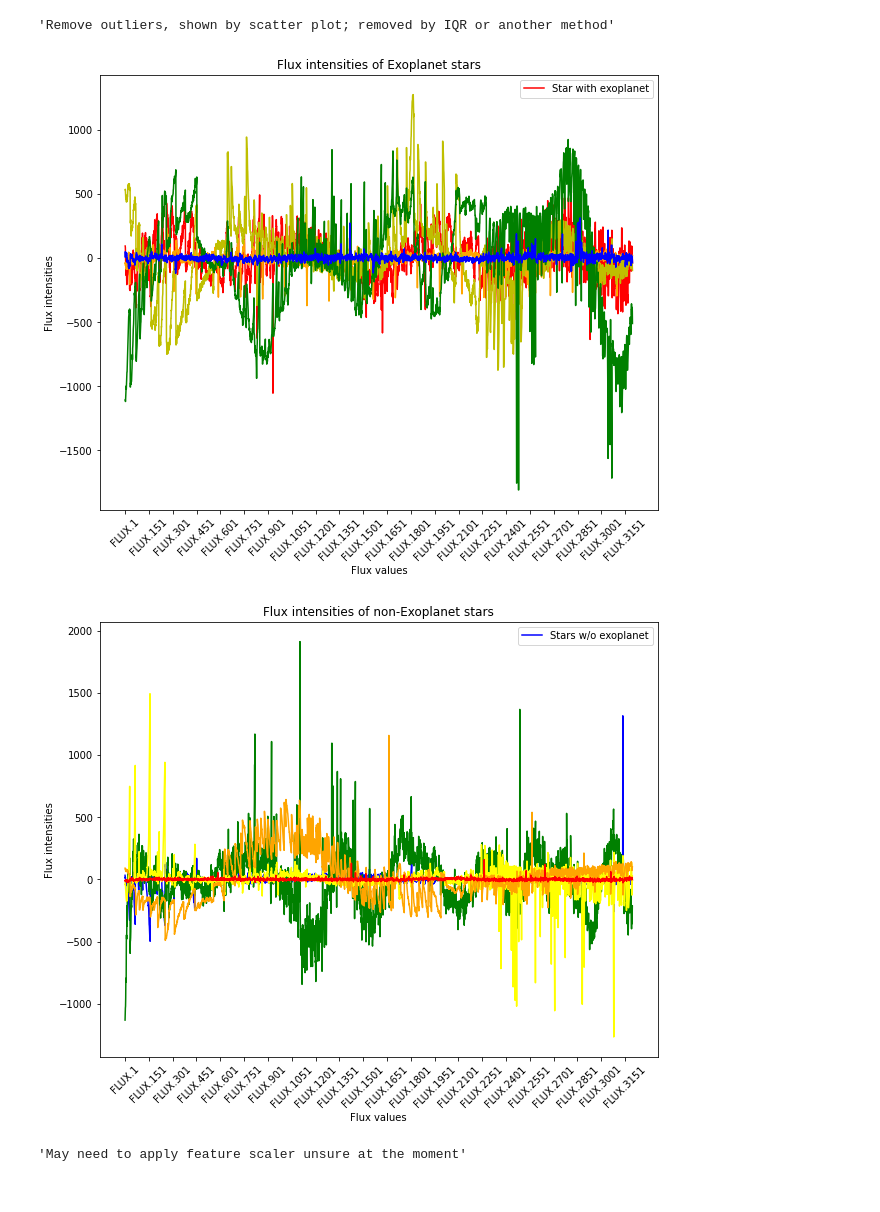
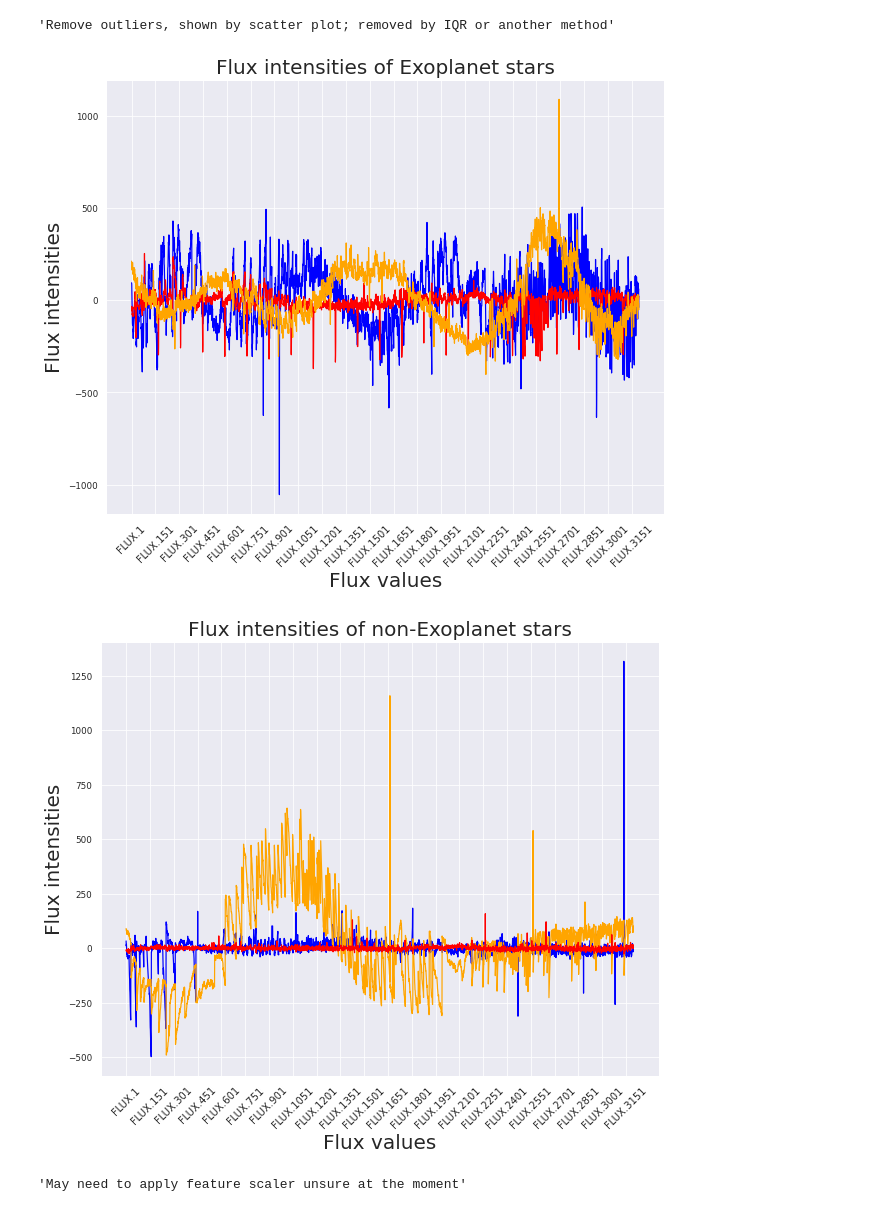
Before and after one commit to Shield94/CMSE202_Project, a Jupyter notebook: Semester Project.ipynb, the cells around one changed output. Cells and saved outputs as stored; diff of their text form; code cells hidden in the pictures.

Commit message:
Changed Graphs, added Seaborn

```diff
--- a/Semester Project.ipynb
+++ b/Semester Project.ipynb
@@ -14,6 +14,8 @@ from sklearn.metrics import recall_score, precision_score, classification_report
 from sklearn.preprocessing import StandardScaler, normalize
 from scipy import ndimage
 import seaborn as sns
+sns.set_theme()
+sns.set_context("paper")
 # %%
 '''Loading in the train and testing data sets from kaggle'''
 
@@ -68,42 +67,41 @@ train_data
 # %%
 '''Observing the intensity of flux values from training data of exoplanets vs non exoplanets 5 of each'''
 
 plt.figure(figsize = (10,8))
-plt.title('Flux intensities of Exoplanet stars')
+plt.title('Flux intensities of Exoplanet stars', size = 20)
 
 #Exoplanet ones
-plt.plot(train_data.iloc[0,1:], color = 'r', label = 'Star with exoplanet')
-plt.plot(train_data.iloc[1,1:], color = 'orange')
-plt.plot(train_data.iloc[2,1:], color = 'y')
-plt.plot(train_data.iloc[4,1:], color = 'g')
-plt.plot(train_data.iloc[6,1:], color = 'b')
+plt.plot(train_data.iloc[0,1:], color = 'blue')
+plt.plot(train_data.iloc[1,1:], color = 'red')
+# plt.plot(train_data.iloc[2,1:], color = 'yellow')
+# plt.plot(train_data.iloc[4,1:], color = 'green')
+plt.plot(train_data.iloc[5,1:], color = 'orange')
 
-plt.xlabel('Flux values')
-plt.ylabel('Flux intensities')
+plt.xlabel('Flux values', size = 20)
+plt.ylabel('Flux intensities', size = 20)
 plt.xticks(rotation = 45, ticks = np.arange(0,3197,150), size = 10)
-plt.legend()
 
 plt.show()
 # %% [output]
-[figure, old version]
+[figure, new version]
 # %%
 plt.figure(figsize = (10,8))
-plt.title('Flux intensities of non-Exoplanet stars')
+plt.title('Flux intensities of non-Exoplanet stars', size=20)
 
-plt.plot(train_data.iloc[211,1:], color = 'b', label = 'Stars w/o exoplanet')
-plt.plot(train_data.iloc[200,1:], color = 'g')
-plt.plot(train_data.iloc[300,1:], color = 'yellow')
+plt.plot(train_data.iloc[211,1:], color = 'blue')
+# plt.plot(train_data.iloc[200,1:], color = 'green')
+# plt.plot(train_data.iloc[300,1:], color = 'yellow')
 plt.plot(train_data.iloc[400,1:], color = 'orange')
 plt.plot(train_data.iloc[500,1:], color = 'red')
 
-plt.xlabel('Flux values')
-plt.ylabel('Flux intensities')
+plt.xlabel('Flux values', size = 20)
+plt.ylabel('Flux intensities', size = 20)
 plt.xticks(rotation = 45, ticks = np.arange(0,3197,150), size = 10)
-plt.legend()
+
 
 plt.show()
 # %% [output]
-[figure, old version]
+[figure, new version]
 # %%
 '''Splitting the data into labels and features for both training and testing sets'''
 
```
Also changed, not shown: parts of 2 cells of this notebook.
